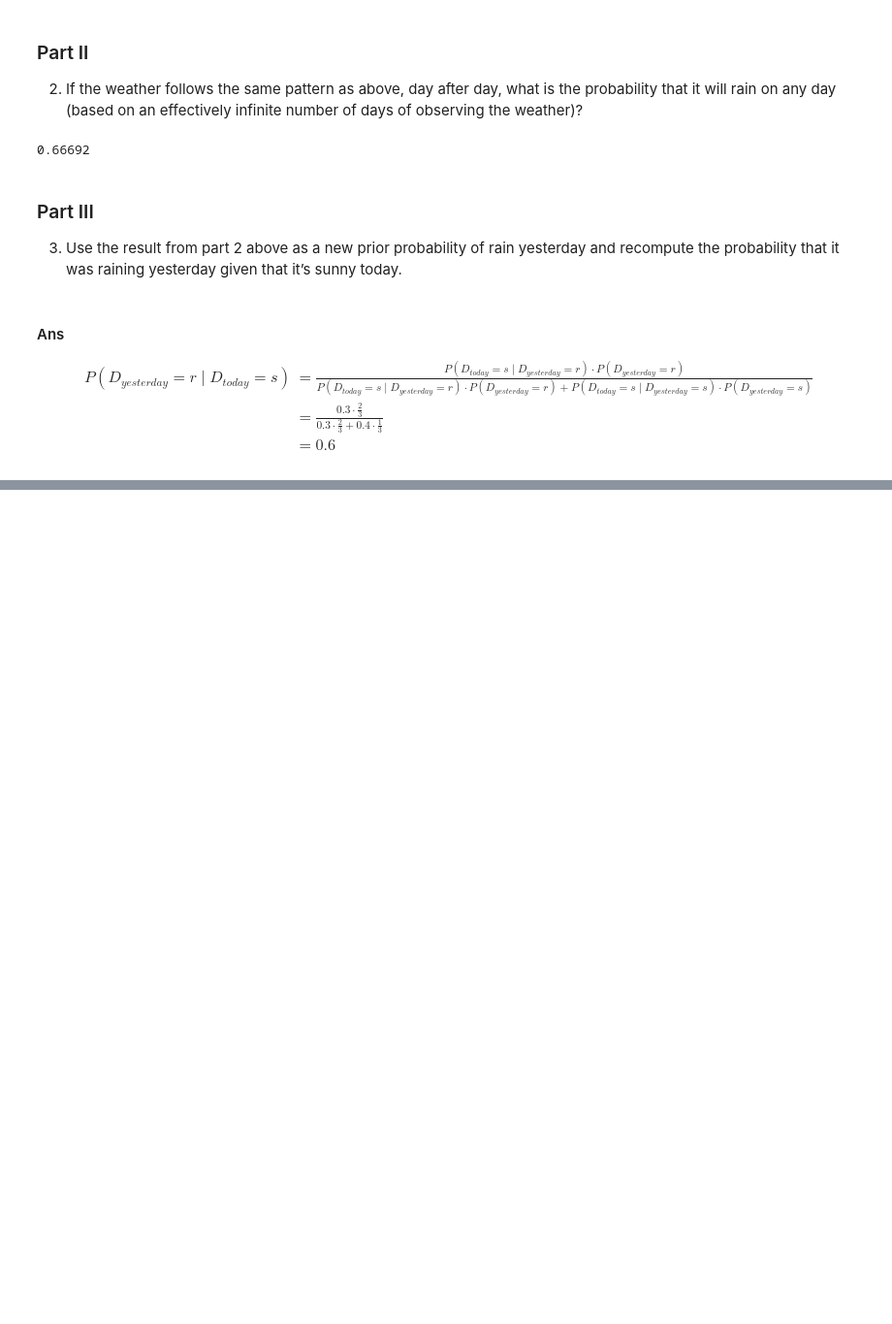
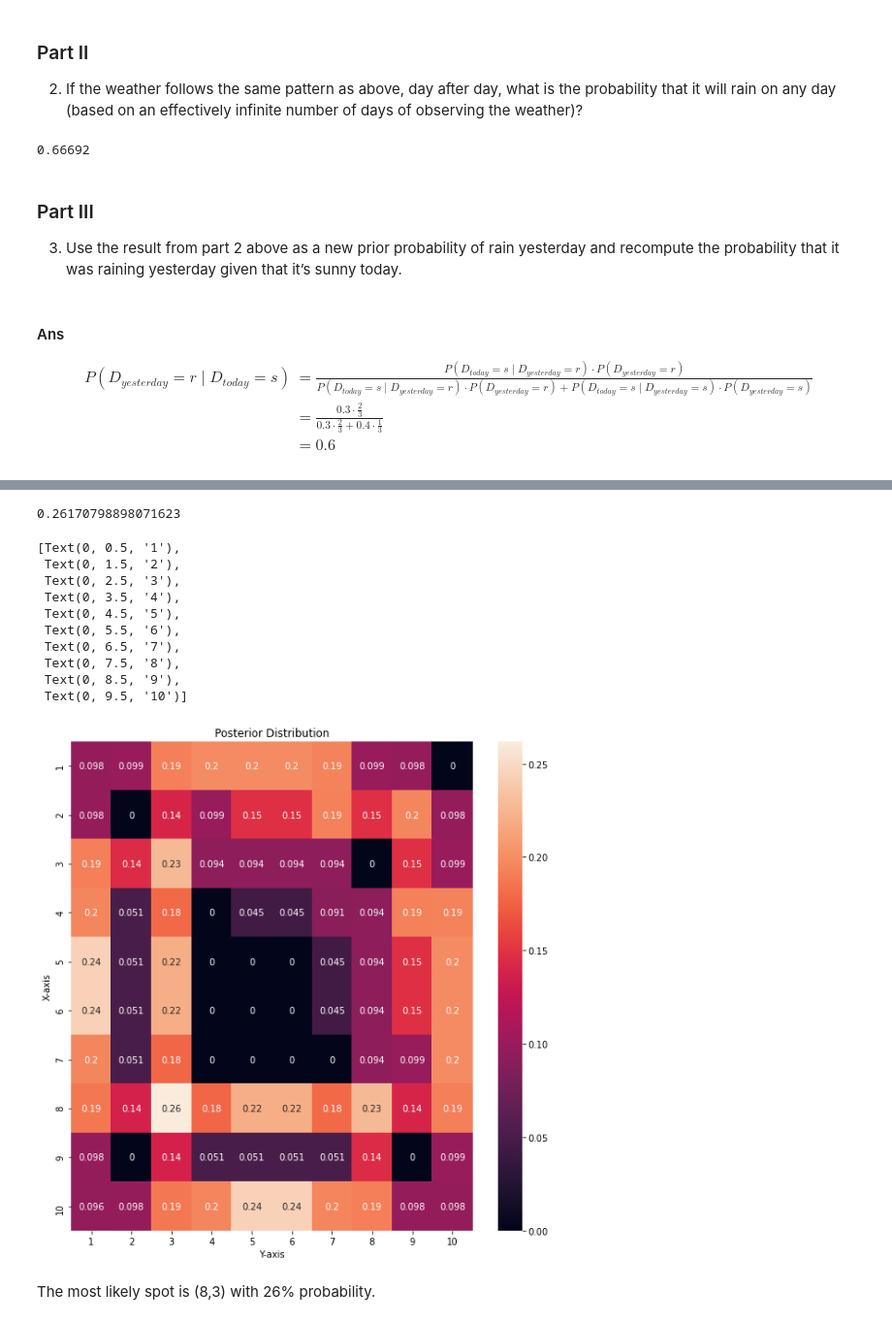
Before and after one commit to Edderic/BRML, a Jupyter notebook: solutions/ch-1.ipynb, the cells around one changed output, grey strips where cells are left out. Shown at 97% size. Saved outputs shown, nothing was run; the diff lists cells and outputs as text; code cells hidden in the pictures; blank space fills up the shorter version.

```diff
--- a/solutions/ch-1.ipynb
+++ b/solutions/ch-1.ipynb
@@ -636,0 +747,36 @@ $$
+# %%
+ship_1 = Ship(length=5)
+ship_2 = Ship(length=5)
+ships = [ship_1, ship_2]
+misses = [(1,10),(2,2),(3,8),(4,4),(5,6),(6,5),(7,4),(7,7),(9,2),(9,9)]
+size = (10_000, 10, 10)
+sea = Sea(size=size, misses=misses, ships=ships)
+probas = sea.sample()
+# %%
+probas[7,2]
+# %% [output]
+0.26170798898071623
+# %%
+import seaborn as sns
+import matplotlib.pyplot as plt
+fig, ax = plt.subplots(figsize=(10,10))
+sns.heatmap(probas, annot=True, ax=ax)
+ax.set_title("Posterior Distribution")
+ax.set_xlabel("Y-axis")
+ax.set_ylabel("X-axis")
+ax.set_xticklabels(list(range(1,11)))
+ax.set_yticklabels(list(range(1,11)))
+# %% [output]
+[Text(0, 0.5, '1'),
+ Text(0, 1.5, '2'),
+ Text(0, 2.5, '3'),
+ Text(0, 3.5, '4'),
+ Text(0, 4.5, '5'),
+ Text(0, 5.5, '6'),
+ Text(0, 6.5, '7'),
+ Text(0, 7.5, '8'),
+ Text(0, 8.5, '9'),
+ Text(0, 9.5, '10')]
+[figure, added]
+# %% [markdown]
+The most likely spot is (8,3) with 26% probability.
```
Also changed, not shown: parts of 3 cells of this notebook.
